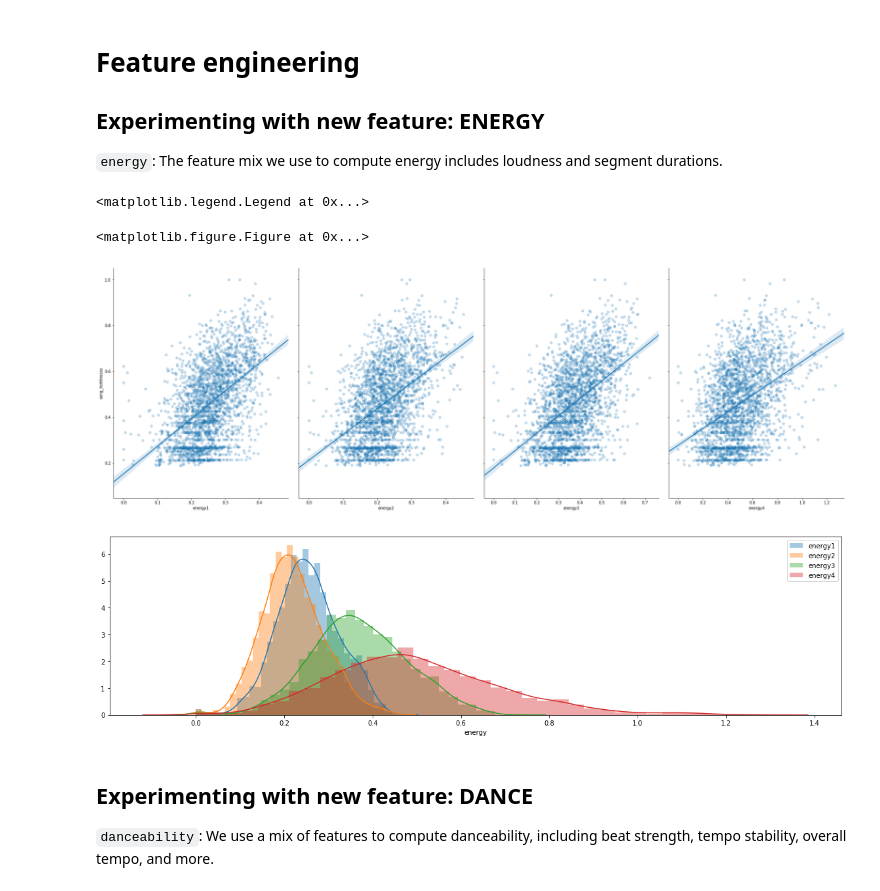
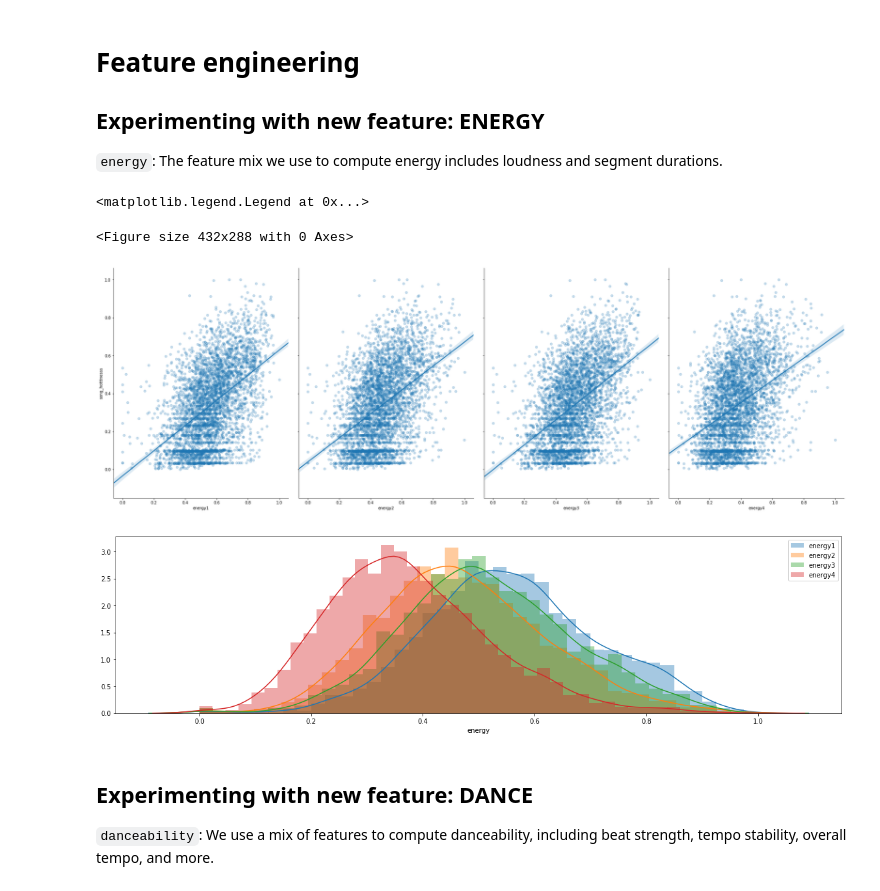
Before and after one commit to rshnn/song-success-predictor, a Jupyter notebook: exploring-dataset.ipynb, the cells around one changed output. Cells and saved outputs as stored; diff of their text form; code cells hidden in the pictures.

Commit message:
refactors util functions

```diff
--- a/exploring-dataset.ipynb
+++ b/exploring-dataset.ipynb
@@ -29,3 +23,9 @@ training_DF, cv_DF, testing_DF = util.create_dataframes(training_list, cv_list,
+# %%
+%run utilities.py
+util = Utilities({}, use_json=False)
+
+# Get data points (m = 4k)
+master_DF = util.get_master_dataframe()
 # %% [markdown]
 ## meta-data features
 + the artist_x ones already have good correlation
@@ -60,38 +60,42 @@ sns.pairplot(training_DF, x_vars=['segments_avg', 'tatums_avg', 'beats_avg', 'ba
 # %%
 %run utilities.py
 util = Utilities({}, use_json=False)
 
 # loudness = training_DF['loudness']
 # tempo = training_DF['tempo']
 # time_sig = training_DF['time_signature']
 # sections_avg = training_DF['sections_avg']
 # beats_avg = training_DF['beats_avg']
 # tatums_avg = training_DF['tatums_avg']
 # training_DF['energy1'] = (50+loudness)**2*(12-time_sig)/1000
 # training_DF['energy2'] = (50+loudness)**2*(12-time_sig)/(5000*beats_avg)
 # training_DF['energy3'] = (50+loudness)**2*(12-time_sig)/(10000*tatums_avg)
 # training_DF['energy4'] = (50+loudness)**2*(12-time_sig)/(50000*tatums_avg*beats_avg)
 
-training_DF, cv_DF, testing_DF = util.generate_energy_measure(training_DF, cv_DF, testing_DF)
+master_DF = util.generate_energy_measure(master_DF)
 
-sns.pairplot(training_DF, x_vars=['energy1', 'energy2', 'energy3', 'energy4'],
+# normalize features
+master_DF = util.normalize_numeric_columns(master_DF)
+
+
+sns.pairplot(master_DF, x_vars=['energy1', 'energy2', 'energy3', 'energy4'],
 # sns.pairplot(training_DF, x_vars=['energy'],
     y_vars='song_hotttnesss', height=9, aspect=.75, kind='reg', plot_kws={'scatter_kws': {'alpha': 0.25}})
 
 # Trying to figure out which energy is better to use... 5
 plt.subplots(figsize=(20,5))
 
-energyplt = sns.distplot(training_DF['energy1'], label='energy1', )
-energyplt = sns.distplot(training_DF['energy2'], label='energy2')
-energyplt = sns.distplot(training_DF['energy3'], label='energy3')
-energyplt = sns.distplot(training_DF['energy4'], label='energy4', axlabel='energy')
+energyplt = sns.distplot(master_DF['energy1'], label='energy1', )
+energyplt = sns.distplot(master_DF['energy2'], label='energy2')
+energyplt = sns.distplot(master_DF['energy3'], label='energy3')
+energyplt = sns.distplot(master_DF['energy4'], label='energy4', axlabel='energy')
 
 energyplt.legend()
 # %% [output]
 <matplotlib.legend.Legend at 0x...>
-<matplotlib.figure.Figure at 0x...>
+<Figure size 432x288 with 0 Axes>
-[figure, old version]
+[figure, new version]
-[figure, old version]
+[figure, new version]
 # %% [markdown]
 ## Experimenting with new feature: DANCE
 `danceability`: We use a mix of features to compute danceability, including beat strength, tempo stability, overall tempo, and more.
```
Also changed, not shown: parts of 6 cells of this notebook, 3 other files.
